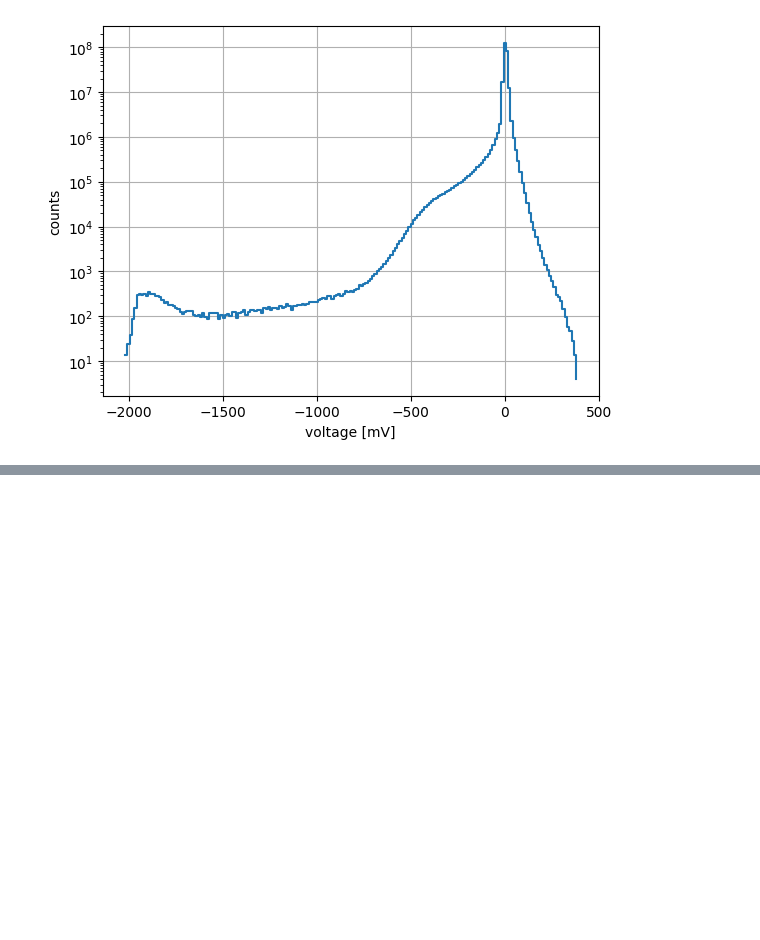
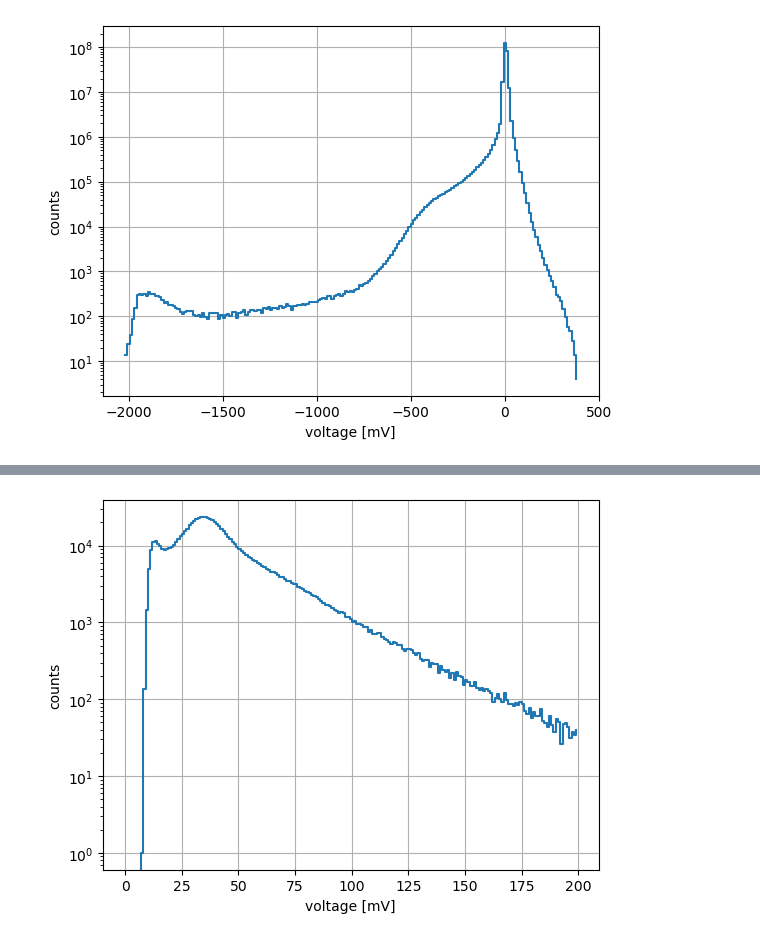
Before and after one commit to grzanka/hpda-2025, a Jupyter notebook: 07_main_dask_loading.ipynb, the cells around one changed output, grey strips where cells are left out. Drawn from its saved outputs; the diff is of its cells as text; code cells hidden in the pictures; blank space fills up the shorter version.

```diff
--- a/07_main_dask_loading.ipynb
+++ b/07_main_dask_loading.ipynb
@@ -16,8 +16,8 @@ Available RAM: 174.42 GB
 # %% [markdown]
 # Data location
 # %%
-lv1_path = Path('/net/pr2/projects/plgrid/plggdiamonds/lgad/2023/parquet/lv1')
-lv2_path = Path('/net/pr2/projects/plgrid/plggdiamonds/lgad/2023/parquet/lv2')
+lv1_path = Path('/net/pr2/projects/tutorial/2025-09-25-hpda/dataset/lv2/')
+lv2_path = Path('/net/pr2/projects/tutorial/2025-09-25-hpda/dataset/lv2/')
 lv1_path.exists(), lv2_path.exists()
 # %% [output]
 (True, True)
@@ -201,3 +187,7 @@ plt.ylabel('counts')
 plt.grid()
 # %% [output]
 [figure]
+# %%
+ddf = dd.read_parquet(
+    lv2_path
+)
@@ -203,0 +205,12 @@ plt.grid()
+# %%
+hist_dask, edges_dask = da.histogram(ddf.query('dataset=="0p5nA" and channel_no==0 and peak_length_ns > 0.4 and sign=="negative"').peak_amplitude_mV, bins=200, range=(0, 200))
+# %%
+hist_dask_comp = hist_dask.compute()
+# %%
+plt.plot(edges_dask[:-1], hist_dask_comp, drawstyle='steps-post')
+plt.yscale('log')
+plt.xlabel('voltage [mV]')
+plt.ylabel('counts')
+plt.grid()
+# %% [output]
+[figure, added]
```
Also changed, not shown: parts of 7 cells of this notebook, 1 other file.
